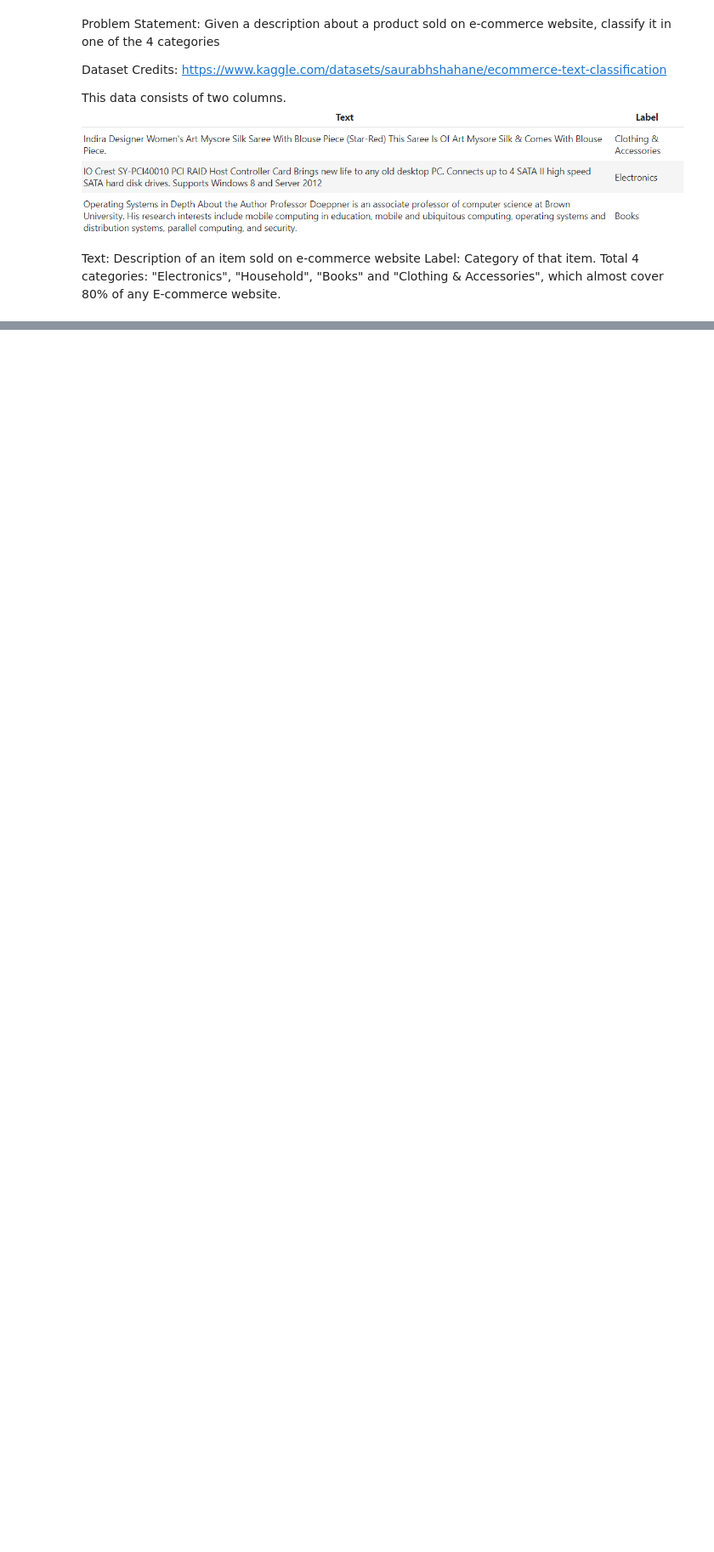
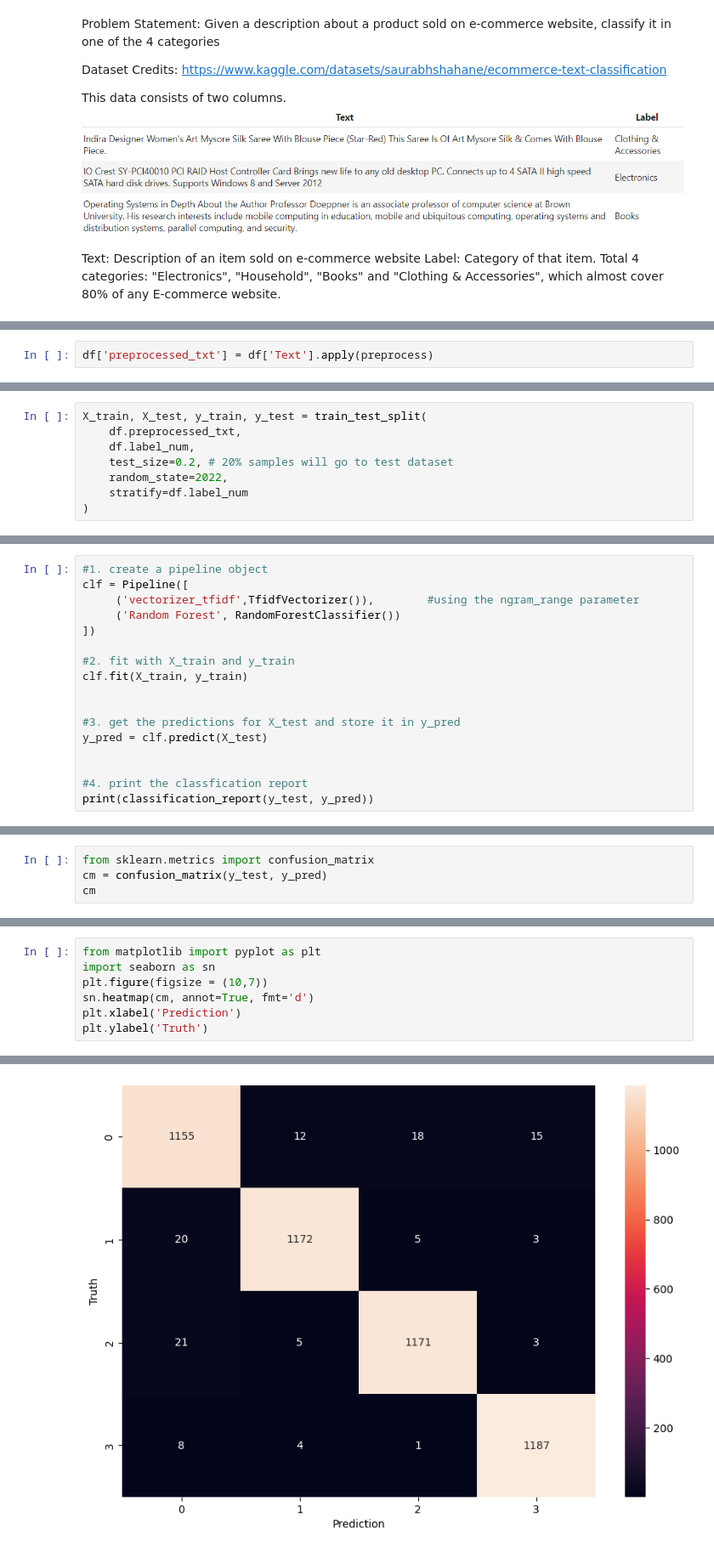
Before and after one commit to poornachandra24/NLP, a Jupyter notebook: Text Representation/TF_IDF.ipynb, the cells around one changed output, grey strips where cells are left out. Shown: that part at 85% size. Cells and saved outputs as stored; diff of their text form; blank space fills up the shorter version.

```diff
--- a/Text Representation/TF_IDF.ipynb
+++ b/Text Representation/TF_IDF.ipynb
@@ -107,0 +360,2 @@ df.head(5)
+# %%
+df['preprocessed_txt'] = df['Text'].apply(preprocess)
@@ -107,0 +381,8 @@ df.head(5)
+# %%
+X_train, X_test, y_train, y_test = train_test_split(
+    df.preprocessed_txt,
+    df.label_num,
+    test_size=0.2, # 20% samples will go to test dataset
+    random_state=2022,
+    stratify=df.label_num
+)
@@ -107,0 +393,17 @@ df.head(5)
+# %%
+#1. create a pipeline object
+clf = Pipeline([
+     ('vectorizer_tfidf',TfidfVectorizer()),        #using the ngram_range parameter
+     ('Random Forest', RandomForestClassifier())
+])
+
+#2. fit with X_train and y_train
+clf.fit(X_train, y_train)
+
+
+#3. get the predictions for X_test and store it in y_pred
+y_pred = clf.predict(X_test)
+
+
+#4. print the classfication report
+print(classification_report(y_test, y_pred))
@@ -107,0 +425,4 @@ df.head(5)
+# %%
+from sklearn.metrics import confusion_matrix
+cm = confusion_matrix(y_test, y_pred)
+cm
@@ -107,0 +434,8 @@ df.head(5)
+# %%
+from matplotlib import pyplot as plt
+import seaborn as sn
+plt.figure(figsize = (10,7))
+sn.heatmap(cm, annot=True, fmt='d')
+plt.xlabel('Prediction')
+plt.ylabel('Truth')
+# %% [output]
@@ -107,0 +443 @@ df.head(5)
+[figure, added]
```
Also changed, not shown: parts of 31 cells of this notebook, 1 other file.
